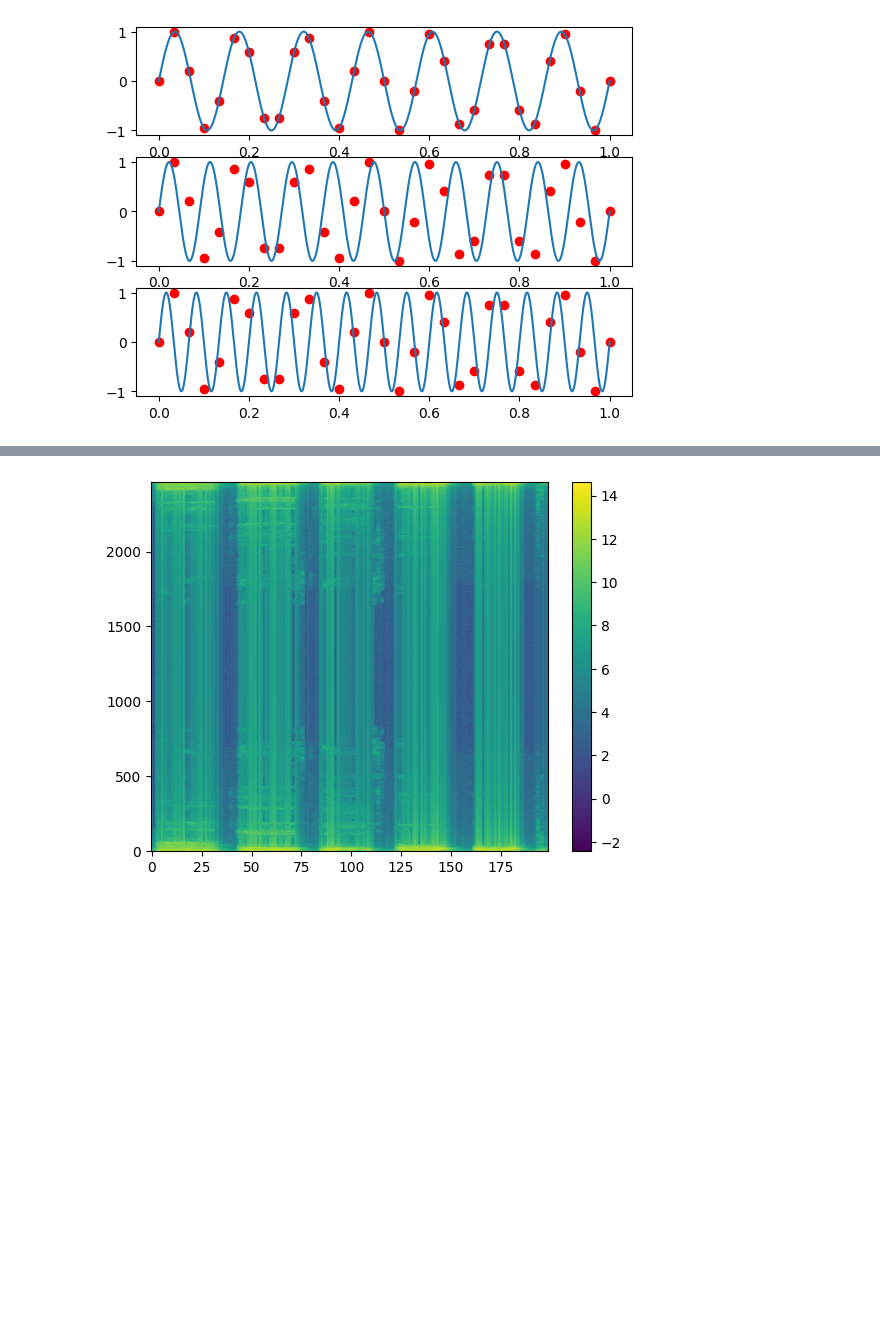
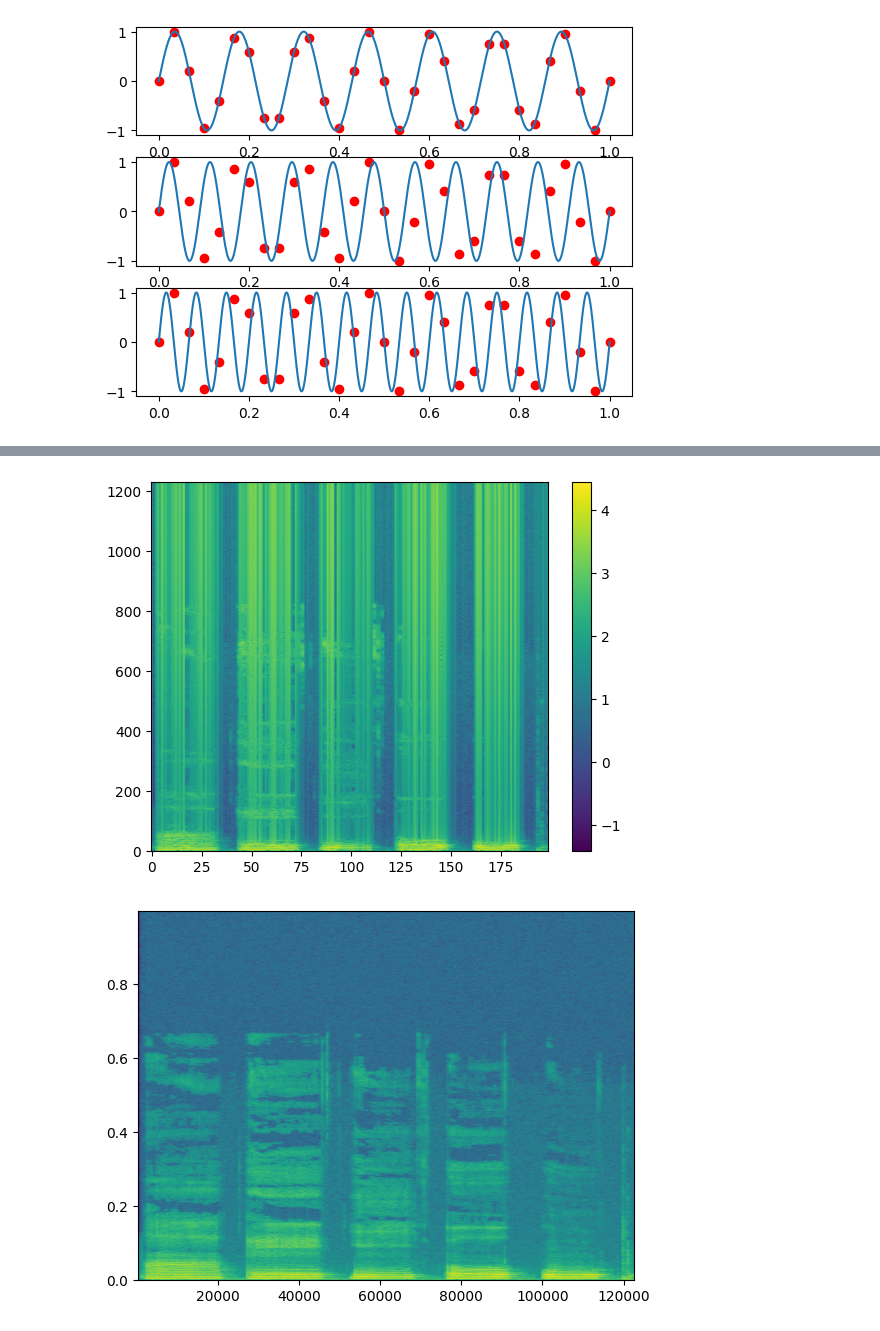
Before and after one commit to lowLevelGod/Procesarea-Semnalelor, a Jupyter notebook: Lab4/lab4.ipynb, the cells around one changed output, grey strips where cells are left out. Saved outputs shown, nothing was run; the diff lists cells and outputs as text; code cells hidden in the pictures; blank space fills up the shorter version.

Commit message:
fixed spectogram lab4

```diff
--- a/Lab4/lab4.ipynb
+++ b/Lab4/lab4.ipynb
@@ -121,40 +118,51 @@ fig.show()
 # %%
 # ex6
 from scipy.io import wavfile
+import math
+import scipy
 
 # a)
 samplerate, data = wavfile.read('vowels.wav')
 
 # b)
 
 groupSize = int(1 / 100 * len(data))
 overlap = int(50 / 100 * groupSize)
 
 groups = []
 for i in range(0, len(data) - groupSize, overlap):
     groups.append(data[i : i + groupSize])
 
 # c)
 
+mu = 0
+variance = 0.5
+sigma = math.sqrt(variance)
+x = np.linspace(mu - 3*sigma, mu + 3*sigma, groupSize)
+
 spectogramMatrix = []
 groups = np.array(groups)
 for g in groups:
-    freq = np.fft.fft(g)
+    freq = np.fft.fft(g) * scipy.stats.norm.pdf(x, mu, sigma)/scipy.stats.norm.pdf(0, mu, sigma)
     # d)
     if len(spectogramMatrix) == 0:
-        spectogramMatrix = np.abs(freq).T
+        spectogramMatrix = np.abs(freq[:len(g)//2]).T
     else:
-        spectogramMatrix = np.c_[spectogramMatrix, np.abs(freq)]
+        spectogramMatrix = np.c_[spectogramMatrix, np.abs(freq[:len(g)//2])]
 
 # e)
 
-spectogramMatrix = np.log(spectogramMatrix)
+spectogramMatrix = np.log10(spectogramMatrix)
 plt.imshow(spectogramMatrix, aspect='auto', origin='lower')
 plt.colorbar()
 plt.savefig("ex6-spectogram.pdf")
 plt.show()
+
+plt.specgram(data, NFFT=groupSize, noverlap=overlap)
+plt.show()
 # %% [output]
-[figure, old version]
+[figure, new version]
+[figure, added]
 # %%
 # ex7
 
```
Also changed, not shown: parts of 2 cells of this notebook, 1 other file.
